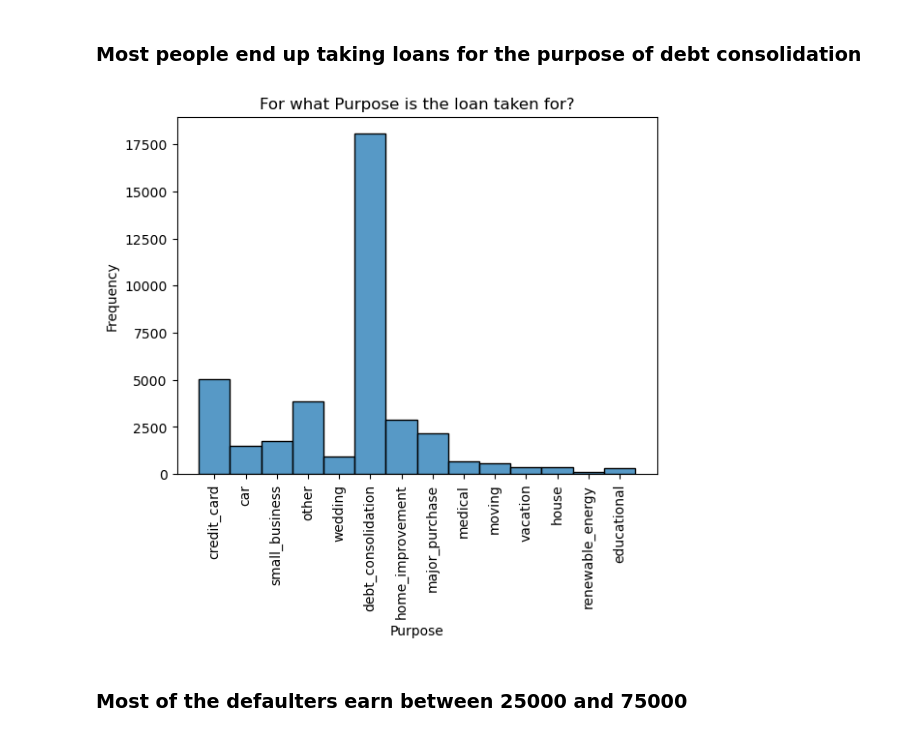
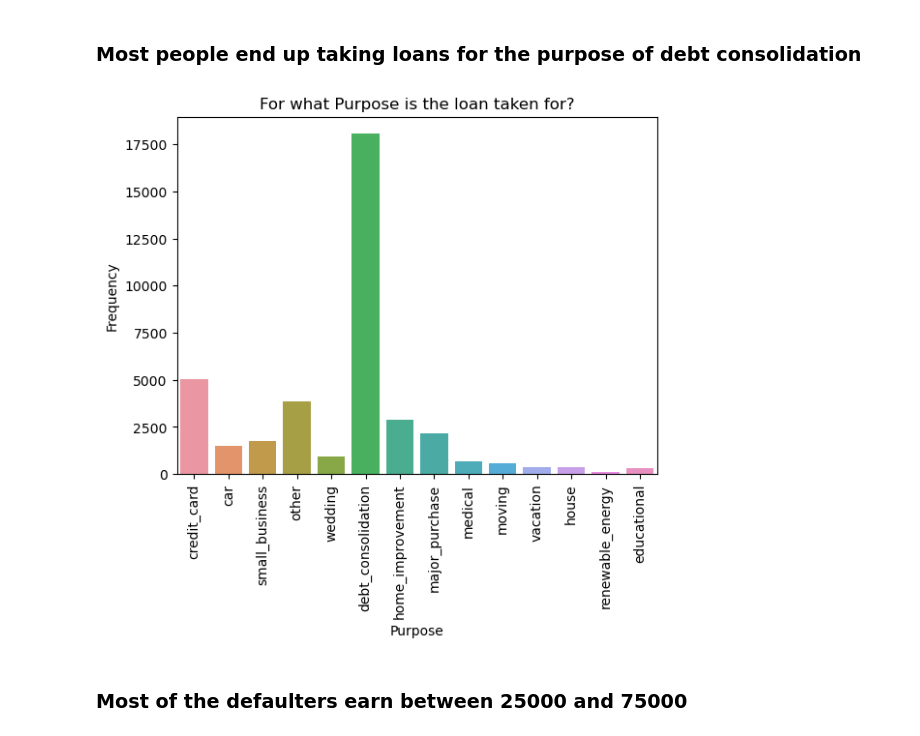
Before and after one commit to PLSV/Lending_Club_Case_Study, a Jupyter notebook: Pavan_Vasan.ipynb, the cells around one changed output. Saved outputs shown, nothing was run; the diff lists cells and outputs as text; code cells hidden in the pictures.

```diff
--- a/Pavan_Vasan.ipynb
+++ b/Pavan_Vasan.ipynb
@@ -333,15 +333,15 @@ plt.show()
 # %% [markdown]
 ### Most people end up taking loans for the purpose of debt consolidation
 # %%
-sns.histplot(lending_club_df['purpose'], kde=False)
+sns.countplot(x=lending_club_df['purpose'])
 plt.xlabel('Purpose')
 plt.ylabel('Frequency')
 plt.title('For what Purpose is the loan taken for?')
 plt.xticks(rotation=90)
 
 plt.show()
 # %% [output]
-[figure, old version]
+[figure, new version]
 # %% [markdown]
 ### Most of the defaulters earn between 25000 and 75000
 # %%
```
Also changed, not shown: parts of 10 cells of this notebook.
